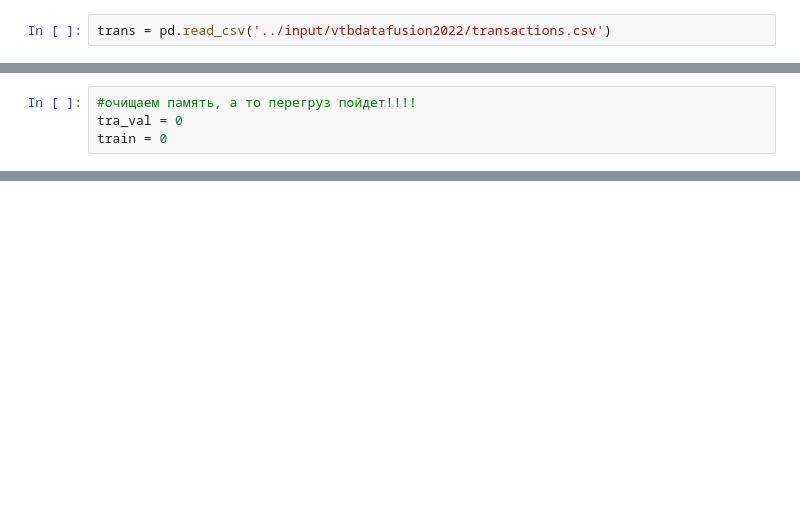
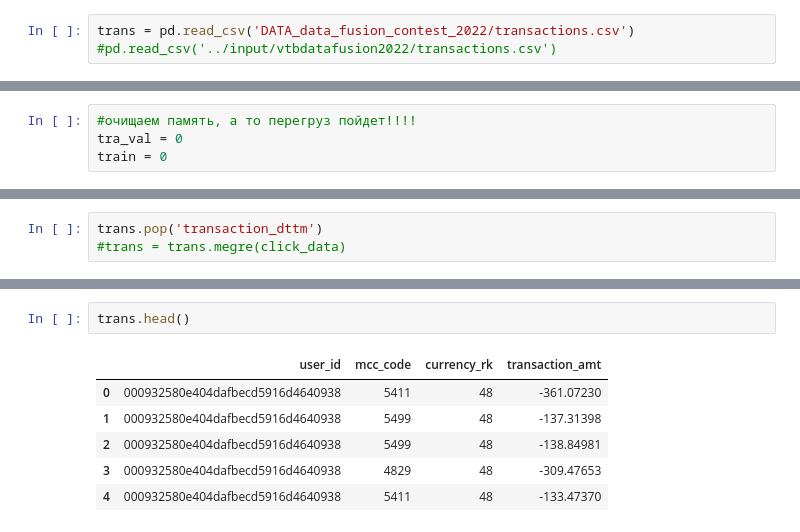
Before and after one commit to blnikan/DataFusionContest2022, a Jupyter notebook: clean.ipynb, the cells around one changed output, grey strips where cells are left out. Drawn from its saved outputs; the diff is of its cells as text; blank space fills up the shorter version.

```diff
--- a/clean.ipynb
+++ b/clean.ipynb
@@ -21,4 +55,5 @@ new_df
 # %%
-trans = pd.read_csv('../input/vtbdatafusion2022/transactions.csv')
+trans = pd.read_csv('DATA_data_fusion_contest_2022/transactions.csv')
+#pd.read_csv('../input/vtbdatafusion2022/transactions.csv')
 # %%
 trans.head()
@@ -32,0 +78,3 @@ click_data = pd.read_csv('../input/vtbdatafusion2022/clickstream.csv')
+# %%
+trans.pop('transaction_dttm')
+#trans = trans.megre(click_data)
@@ -32,0 +94,9 @@ click_data = pd.read_csv('../input/vtbdatafusion2022/clickstream.csv')
+# %%
+trans.head()
+# %% [output]
+|  | user_id | mcc_code | currency_rk | transaction_amt |
+| 0 | 000932580e404dafbecd5916d4640938 | 5411 | 48 | -361.07230 |
+| 1 | 000932580e404dafbecd5916d4640938 | 5499 | 48 | -137.31398 |
+| 2 | 000932580e404dafbecd5916d4640938 | 5499 | 48 | -138.84981 |
+| 3 | 000932580e404dafbecd5916d4640938 | 4829 | 48 | -309.47653 |
+| 4 | 000932580e404dafbecd5916d4640938 | 5411 | 48 | -133.47370 |
```
Also changed, not shown: parts of 17 cells of this notebook.
